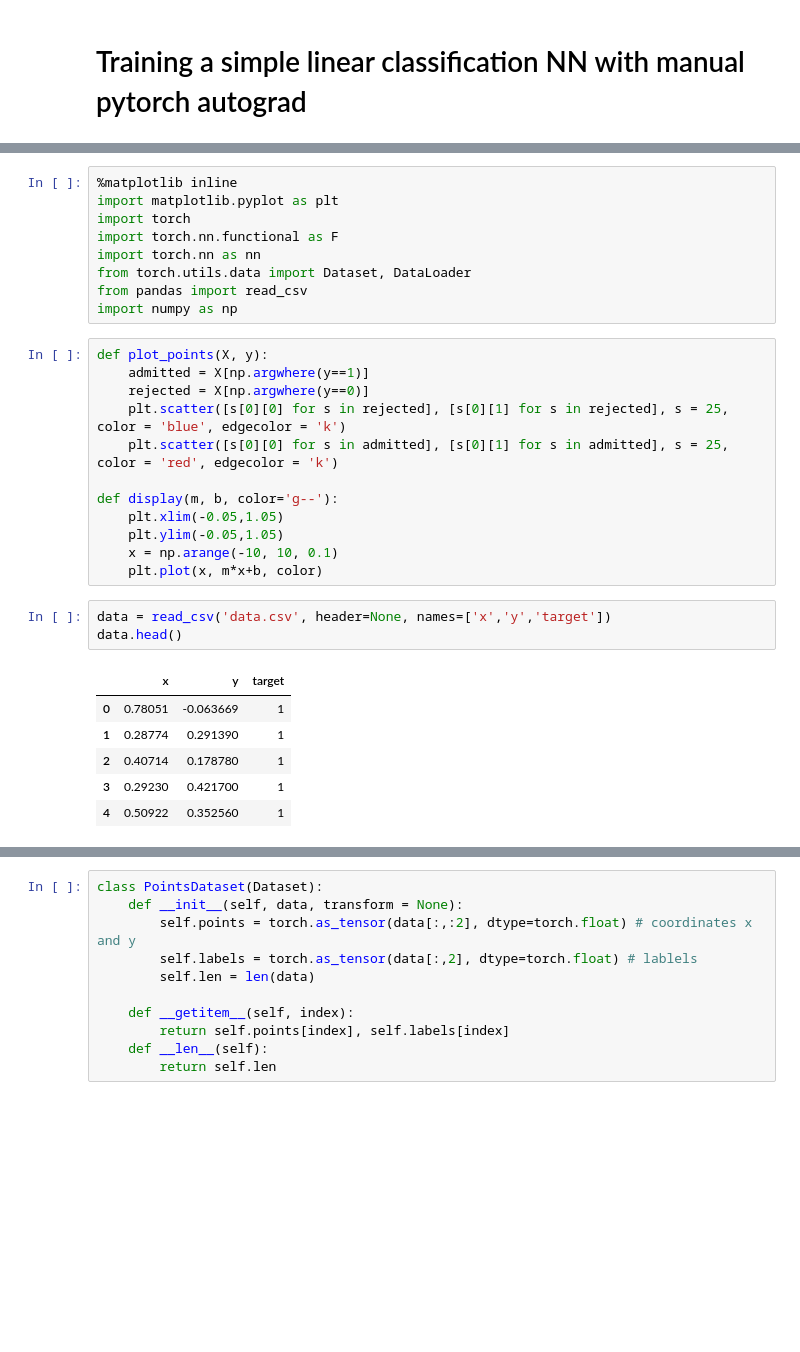
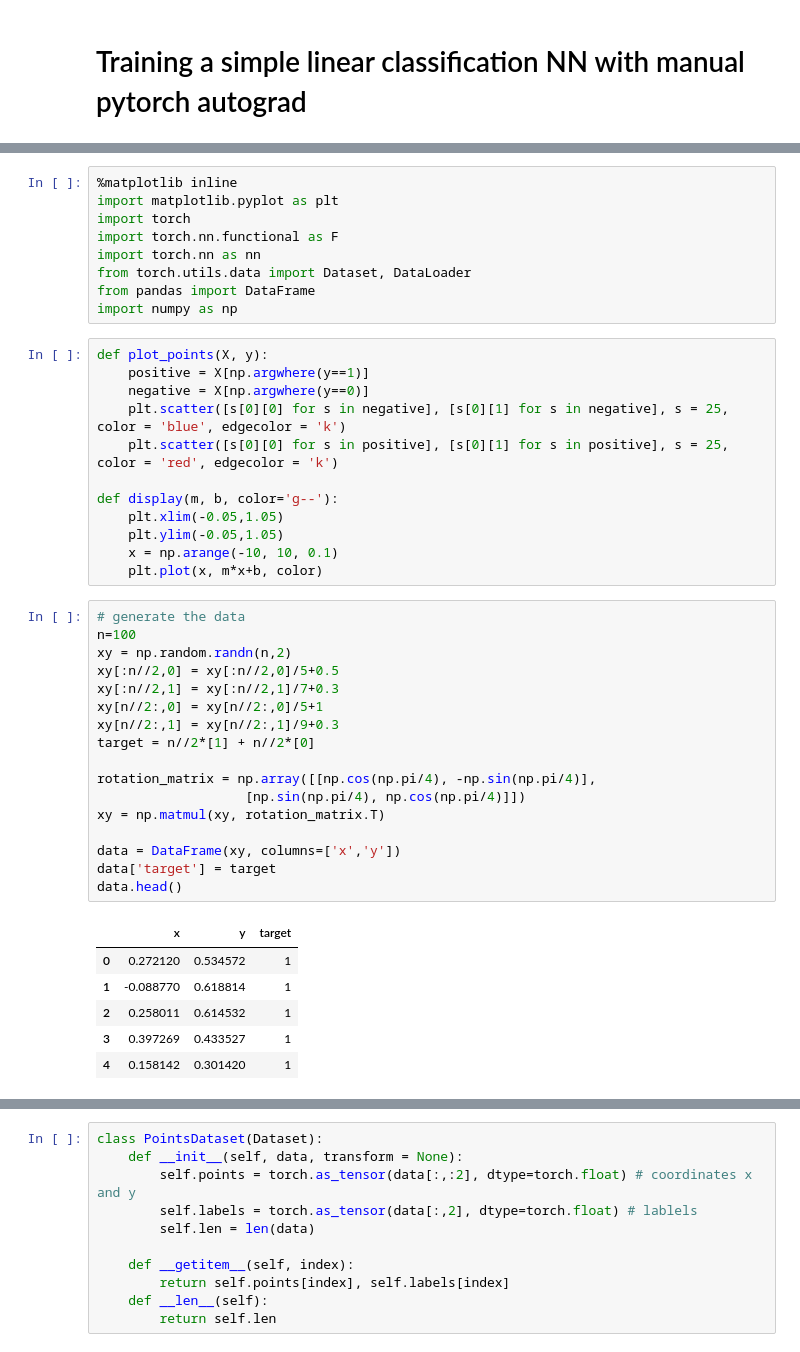
Before and after one commit to chorus12/deep-learning-v2-pytorch, a Jupyter notebook: intro-neural-networks/gradient-descent/manual_SGD_with_torch_autograd.ipynb, the cells around one changed output, grey strips where cells are left out. Drawn from its saved outputs; the diff is of its cells as text; blank space fills up the shorter version.

```diff
--- a/intro-neural-networks/gradient-descent/manual_SGD_with_torch_autograd.ipynb
+++ b/intro-neural-networks/gradient-descent/manual_SGD_with_torch_autograd.ipynb
@@ -12,30 +12,44 @@ import torch
 import torch.nn.functional as F
 import torch.nn as nn
 from torch.utils.data import Dataset, DataLoader
-from pandas import read_csv
+from pandas import DataFrame
 import numpy as np
 # %%
 def plot_points(X, y):
-    admitted = X[np.argwhere(y==1)]
-    rejected = X[np.argwhere(y==0)]
-    plt.scatter([s[0][0] for s in rejected], [s[0][1] for s in rejected], s = 25, color = 'blue', edgecolor = 'k')
-    plt.scatter([s[0][0] for s in admitted], [s[0][1] for s in admitted], s = 25, color = 'red', edgecolor = 'k')
+    positive = X[np.argwhere(y==1)]
+    negative = X[np.argwhere(y==0)]
+    plt.scatter([s[0][0] for s in negative], [s[0][1] for s in negative], s = 25, color = 'blue', edgecolor = 'k')
+    plt.scatter([s[0][0] for s in positive], [s[0][1] for s in positive], s = 25, color = 'red', edgecolor = 'k')
 
 def display(m, b, color='g--'):
     plt.xlim(-0.05,1.05)
     plt.ylim(-0.05,1.05)
     x = np.arange(-10, 10, 0.1)
     plt.plot(x, m*x+b, color)
-# %%
-data = read_csv('data.csv', header=None, names=['x','y','target'])
-data.head()
-# %% [output]
-|  | x | y | target |
-| 0 | 0.78051 | -0.063669 | 1 |
-| 1 | 0.28774 | 0.291390 | 1 |
-| 2 | 0.40714 | 0.178780 | 1 |
-| 3 | 0.29230 | 0.421700 | 1 |
-| 4 | 0.50922 | 0.352560 | 1 |
+# %%
+# generate the data
+n=100
+xy = np.random.randn(n,2)
+xy[:n//2,0] = xy[:n//2,0]/5+0.5
+xy[:n//2,1] = xy[:n//2,1]/7+0.3
+xy[n//2:,0] = xy[n//2:,0]/5+1
+xy[n//2:,1] = xy[n//2:,1]/9+0.3
+target = n//2*[1] + n//2*[0]
+
+rotation_matrix = np.array([[np.cos(np.pi/4), -np.sin(np.pi/4)],
+                   [np.sin(np.pi/4), np.cos(np.pi/4)]])
+xy = np.matmul(xy, rotation_matrix.T)
+
+data = DataFrame(xy, columns=['x','y'])
+data['target'] = target
+data.head()
+# %% [output]
+|  | x | y | target |
+| 0 | 0.272120 | 0.534572 | 1 |
+| 1 | -0.088770 | 0.618814 | 1 |
+| 2 | 0.258011 | 0.614532 | 1 |
+| 3 | 0.397269 | 0.433527 | 1 |
+| 4 | 0.158142 | 0.301420 | 1 |
 # %%
 data.plot(kind='scatter', x='x', y='y', c = 'target', colormap = 'plasma_r')
 plt.show()
```
Also changed, not shown: parts of 15 cells of this notebook.
